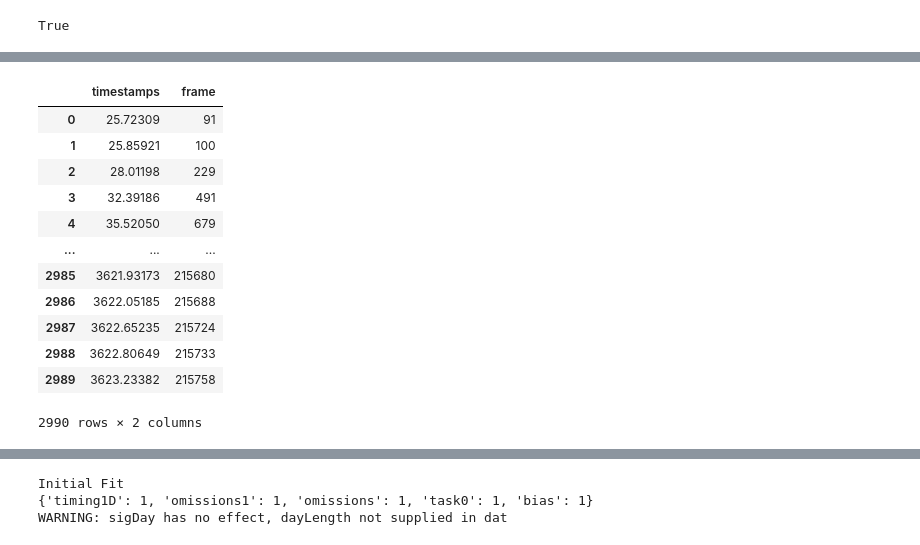
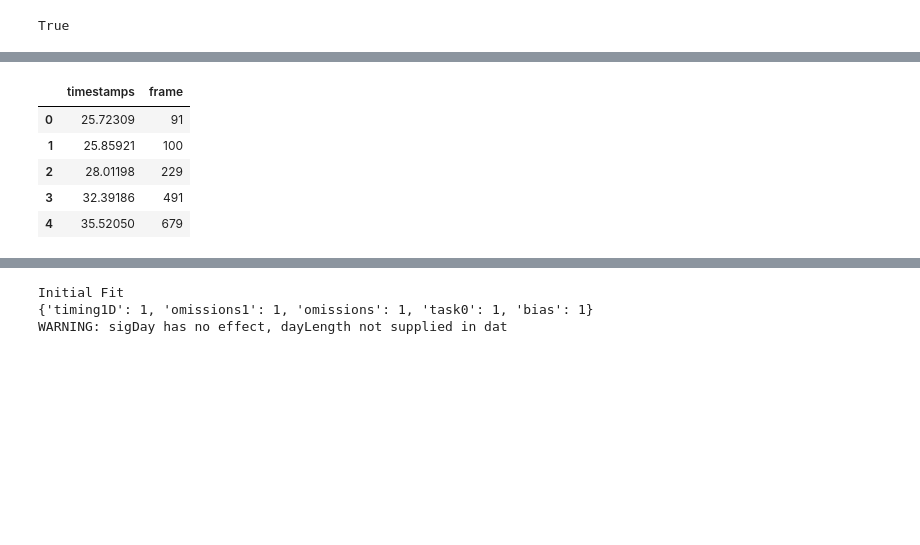
Before and after one commit to cici-xingyu-zheng/swdb_2024_strategy, a Jupyter notebook: test_piet_functions.ipynb, the cells around one changed output, grey strips where cells are left out. Cells and saved outputs as stored; diff of their text form; code cells hidden in the pictures; blank space fills up the shorter version.

```diff
--- a/test_piet_functions.ipynb
+++ b/test_piet_functions.ipynb
@@ -60,19 +48,12 @@ import src.psy_metrics_tools as pm
 # %%
-behavior_session.licks
+behavior_session.licks.head()
 # %% [output]
 |  | timestamps | frame |
 | 0 | 25.72309 | 91 |
 | 1 | 25.85921 | 100 |
 | 2 | 28.01198 | 229 |
 | 3 | 32.39186 | 491 |
 | 4 | 35.52050 | 679 |
-| ... | ... | ... |
-| 2985 | 3621.93173 | 215680 |
-| 2986 | 3622.05185 | 215688 |
-| 2987 | 3622.65235 | 215724 |
-| 2988 | 3622.80649 | 215733 |
-| 2989 | 3623.23382 | 215758 |
-2990 rows × 2 columns
 # %%
 pm.annotate_licks(behavior_session)
 # %%
```
Also changed, not shown: parts of 17 cells of this notebook, 14 other files.
